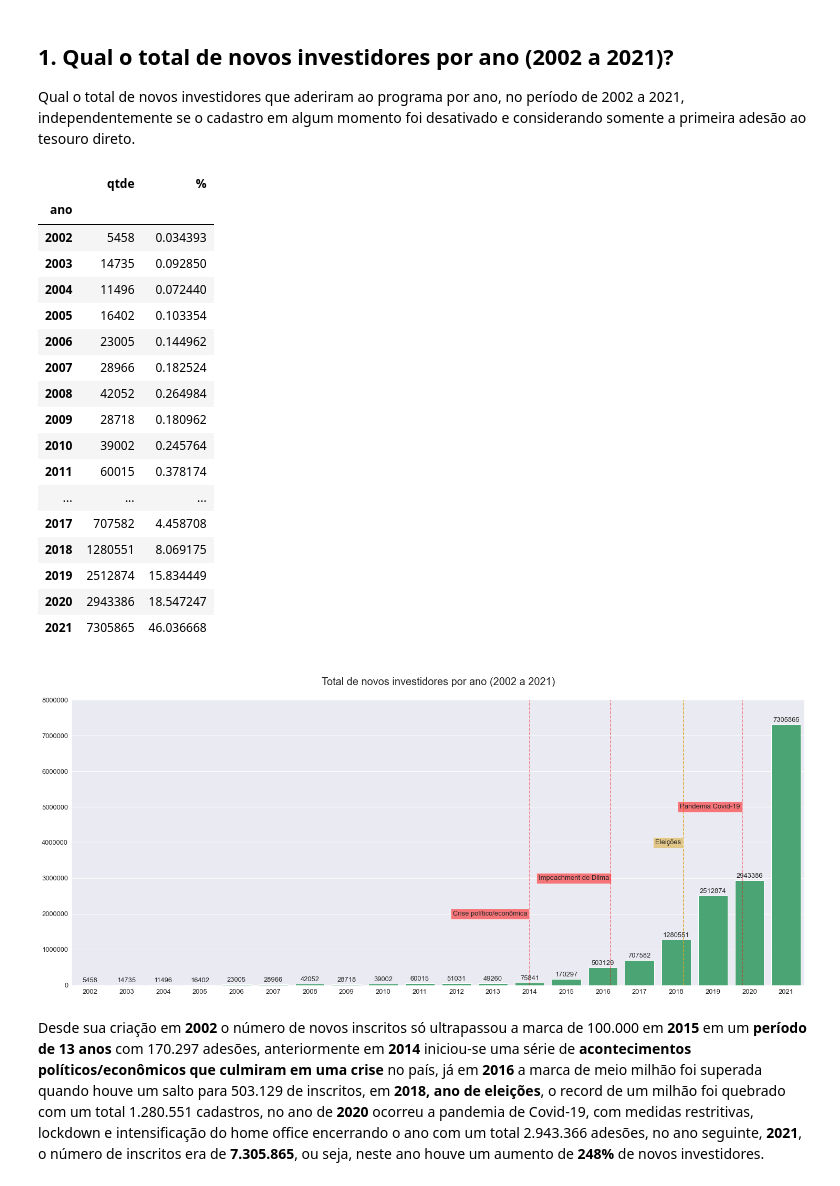
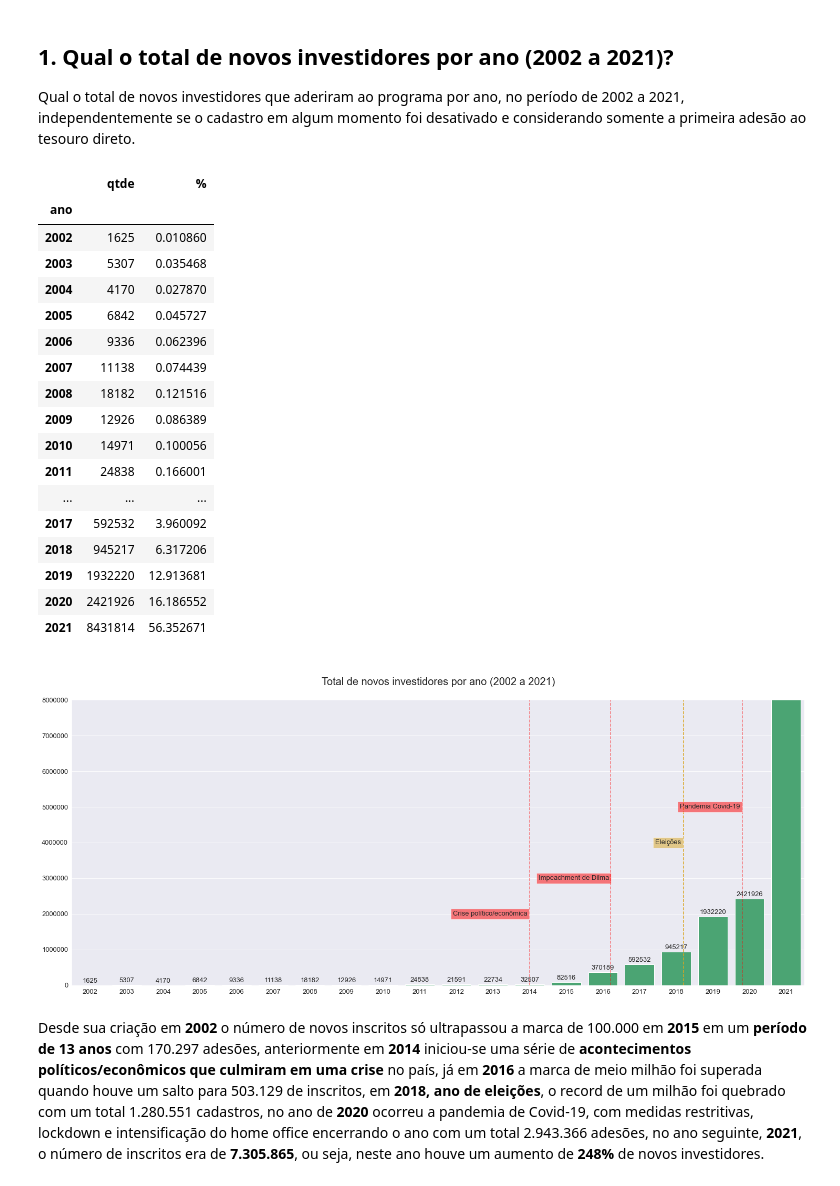
Before and after one commit to emso-exe/Investidores_do_tesouro_direto, a Jupyter notebook: analise_de_dados.ipynb, the cells around one changed output. Cells and saved outputs as stored; diff of their text form; code cells hidden in the pictures.

```diff
--- a/analise_de_dados.ipynb
+++ b/analise_de_dados.ipynb
@@ -354,7 +355,9 @@ df.sample(10)
 # a efetuar operações no tesouro direto, logo será criado um dataframe onde só contara
 # a primeira conta criada pelo investidor
 
-df_investidores = df.sort_values(by=['codigo', 'data_adesao'])
+df_investidores = df.copy()
+
+df_investidores.sort_values(by=['codigo', 'data_adesao'])
 
 df_investidores.drop_duplicates(subset=['codigo'], inplace=True)
 
@@ -364,8 +367,8 @@ df_investidores.shape
 # %% [markdown]
 ## Redefinindo o index do Dataframe
 # %%
-df.reset_index(inplace=True, drop=True)
+df_investidores.reset_index(inplace=True, drop=True)
 
-df.info(memory_usage='deep')
+df_investidores.info(memory_usage='deep')
 # %% [output]
 <class 'pandas.core.frame.DataFrame'>
@@ -390,7 +393,16 @@ memory usage: 10.9 GB
 
 Qual o total de novos investidores que aderiram ao programa por ano, no período de 2002 a 2021, independentemente se o cadastro em algum momento foi desativado e considerando somente a primeira adesão ao tesouro direto.
 # %%
-df_temp = df_investidores
+# Função para criar a coluna [%] no dataframe
+# param1: dataframe
+# param2: coluna que será usada o cálculo
+
+def coluna_percentual(param1, param2):
+    param1['%'] = param1[param2] / param1[param2].sum() * 100
+    return param1['%']
+
+
+df_temp = df_investidores.copy()
 df_temp['ano'] = df_temp['data_adesao'].dt.year
 df_temp = df_temp.drop(df_temp.loc[df_temp['ano'] == 2022].index)
 df_investidores_ano = df_temp['ano'].value_counts()
@@ -398,60 +410,64 @@ df_investidores_ano = pd.DataFrame(df_investidores_ano)
 df_investidores_ano.sort_index(inplace=True)
 df_investidores_ano.index.names = ['ano']
 df_investidores_ano.rename(columns={'ano': 'qtde'}, inplace=True)
-df_investidores_ano['%'] = df_investidores_ano['qtde'] / df_investidores_ano['qtde'].sum() * 100
+coluna_percentual(df_investidores_ano, 'qtde')
 
 df_investidores_ano
 # %% [output]
 |  | qtde | % |
 | ano |  |  |
-| 2002 | 5458 | 0.034393 |
-| 2003 | 14735 | 0.092850 |
-| 2004 | 11496 | 0.072440 |
-| 2005 | 16402 | 0.103354 |
-| 2006 | 23005 | 0.144962 |
-| 2007 | 28966 | 0.182524 |
-| 2008 | 42052 | 0.264984 |
-| 2009 | 28718 | 0.180962 |
-| 2010 | 39002 | 0.245764 |
-| 2011 | 60015 | 0.378174 |
+| 2002 | 1625 | 0.010860 |
+| 2003 | 5307 | 0.035468 |
+| 2004 | 4170 | 0.027870 |
+| 2005 | 6842 | 0.045727 |
+| 2006 | 9336 | 0.062396 |
+| 2007 | 11138 | 0.074439 |
+| 2008 | 18182 | 0.121516 |
+| 2009 | 12926 | 0.086389 |
+| 2010 | 14971 | 0.100056 |
+| 2011 | 24838 | 0.166001 |
 | ... | ... | ... |
-| 2017 | 707582 | 4.458708 |
-| 2018 | 1280551 | 8.069175 |
-| 2019 | 2512874 | 15.834449 |
-| 2020 | 2943386 | 18.547247 |
-| 2021 | 7305865 | 46.036668 |
+| 2017 | 592532 | 3.960092 |
+| 2018 | 945217 | 6.317206 |
+| 2019 | 1932220 | 12.913681 |
+| 2020 | 2421926 | 16.186552 |
+| 2021 | 8431814 | 56.352671 |
 # %%
 plt.figure(figsize=(25, 10))
 plot = sns.barplot(x=df_investidores_ano.index,
                    y=df_investidores_ano['qtde'],
                    orient='v',
                    palette=['mediumseagreen'])
 for i in plot.patches:
     plot.annotate(format(i.get_height(), '3.0f'),
                   (i.get_x() + i.get_width() / 2, i.get_height()),
                   ha='center',
                   va='baseline',
                   fontsize=13,
                   xytext=(0, 5),
                   textcoords='offset points')
 plt.axvline(x=12, linestyle='--', color='red', alpha=0.5)
 plt.axvline(x=14.2, linestyle='--', color='red', alpha=0.5)
 plt.axvline(x=16.2, linestyle='--', color='goldenrod')
 plt.axvline(x=17.8, linestyle='--', color='red', alpha=0.5)
-plt.text(9.9, 2000000, 'Crise político/econômica', va='center', bbox=dict(facecolor='red', alpha=0.5), fontsize=13)
-plt.text(12.24, 3000000, 'Impeachment de Dilma', va='center', bbox=dict(facecolor='red', alpha=0.5), fontsize=13)
-plt.text(15.42, 4000000, 'Eleições', va='center', bbox=dict(facecolor='goldenrod', alpha=0.5), fontsize=13)
-plt.text(16.1, 5000000, 'Pandemia Covid-19', va='center', bbox=dict(facecolor='red', alpha=0.5), fontsize=13)
+plt.text(9.9, 2000000, 'Crise político/econômica', va='center',
+         bbox=dict(facecolor='red', alpha=0.5), fontsize=13)
+plt.text(12.24, 3000000, 'Impeachment de Dilma', va='center',
+         bbox=dict(facecolor='red', alpha=0.5), fontsize=13)
+plt.text(15.42, 4000000, 'Eleições', va='center', bbox=dict(
+    facecolor='goldenrod', alpha=0.5), fontsize=13)
+plt.text(16.1, 5000000, 'Pandemia Covid-19', va='center',
+         bbox=dict(facecolor='red', alpha=0.5), fontsize=13)
 plt.ylim(0, 8000000)
 plt.xticks(size=13)
 plt.yticks(size=13)
 plt.ticklabel_format(style='plain', axis='y')
 plt.xlabel('')
 plt.ylabel('')
 plt.title('\nTotal de novos investidores por ano (2002 a 2021)\n', fontsize=20)
 plt.show(plot)
 # %% [output]
-[figure, old version]
+[figure, new version]
 # %% [markdown]
 Desde sua criação em **2002** o número de novos inscritos só ultrapassou a marca de 100.000 em **2015** em um **período de 13 anos** com 170.297 adesões, anteriormente em **2014** iniciou-se uma série de **acontecimentos políticos/econômicos que culmiram em uma crise** no país, já em **2016** a marca de meio milhão foi superada quando houve um salto para 503.129 de inscritos, em **2018, ano de eleições**, o record de um milhão foi quebrado com um total 1.280.551 cadastros, no ano de **2020** ocorreu a pandemia de Covid-19, com medidas restritivas, lockdown e intensificação do home office encerrando o ano com um total 2.943.366 adesões, no ano seguinte, **2021**, o número de inscritos era de **7.305.865**, ou seja, neste ano houve um aumento de **248%** de novos investidores.
 # %% [markdown]
```
Also changed, not shown: parts of 17 cells of this notebook.
